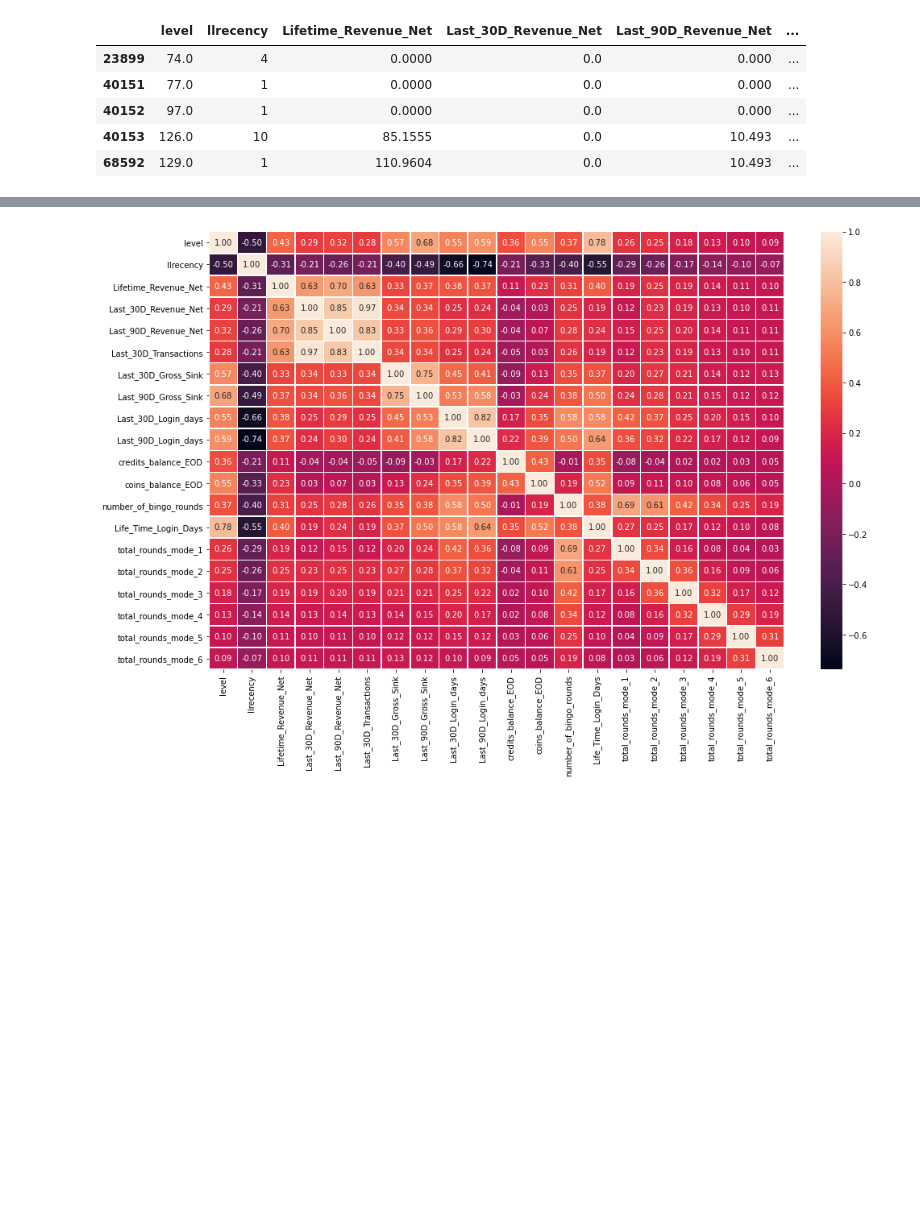
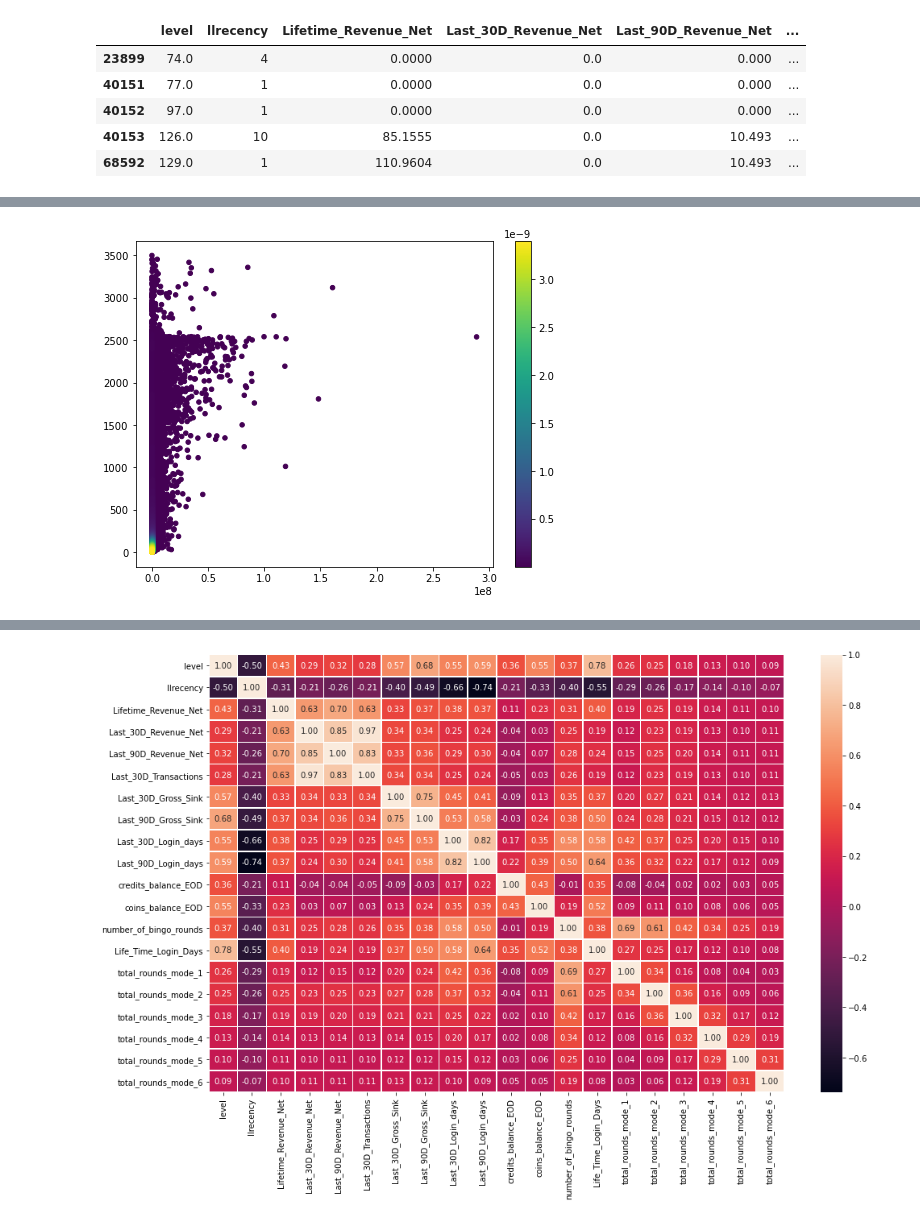
Before and after one commit to AlexanderLoebel/Homogeneity, a Jupyter notebook: Exploratory Data Analysis of the historical features - Part 2.ipynb, the cells around one changed output, grey strips where cells are left out. Cells and saved outputs as stored; diff of their text form; code cells hidden in the pictures; blank space fills up the shorter version.

```diff
--- a/Exploratory Data Analysis of the historical features - Part 2.ipynb
+++ b/Exploratory Data Analysis of the historical features - Part 2.ipynb
@@ -671 +737,14 @@ data_numerical.head()
+# %%
+xy = np.vstack([x_Mk, y_Mk])
+z = gaussian_kde(xy)(xy)
+
+idx = z.argsort()
+x_Mk, y_Mk, z = x_Mk[idx], y_Mk[idx], z[idx]
+
+fig, ax = plt.subplots(figsize = (8, 6))
+im = ax.scatter(x_Mk, y_Mk, c=z, s=20)
+fig.colorbar(im, ax=ax)
+plt.show()
+# %% [output]
+[figure, added]
 # %%
```
Also changed, not shown: parts of 26 cells of this notebook, 2 other files.
